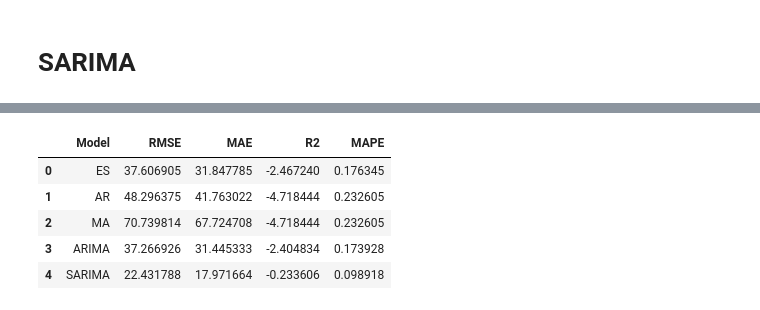
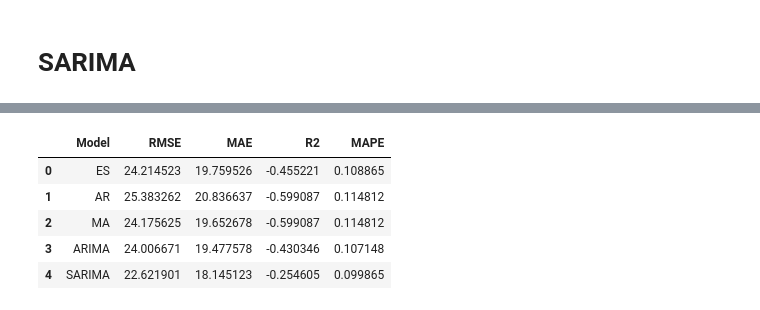
Before and after one commit to YoushaExT/time-series-forecasting, a Jupyter notebook: tsf1.ipynb, the cells around one changed output, grey strips where cells are left out. Saved outputs shown, nothing was run; the diff lists cells and outputs as text; code cells hidden in the pictures.

```diff
--- a/tsf1.ipynb
+++ b/tsf1.ipynb
@@ -244,18 +285,28 @@ plot_model_results(
 # %%
 from statsmodels.tsa.arima.model import ARIMA
 
-# ARIMA Model
-model_arima = ARIMA(train[cols[1]], order=(1, 1, 1)).fit()
-forecast_arima = model_arima.forecast(steps=len(test))
-# predict in sample (train data)
-forecast_train_arima = model_arima.predict(start=0, end=len(train) - 1, typ='levels')
+# Differencing to make series stationary
+train_diff = train[cols[1]].diff().dropna()
+test_diff = test[cols[1]].diff().dropna()
+
+# ARIMA Model with differenced data
+model_arima = ARIMA(train_diff, order=(1, 0, 1)).fit()
+forecast_arima_diff = model_arima.forecast(steps=len(test_diff))
+
+# Reverting differencing for forecast
+forecast_arima = forecast_arima_diff.cumsum() + train[cols[1]].iloc[-1]
+
+# Reverting differencing for in-sample forecast (train data)
+forecast_train_arima_diff = model_arima.predict(start=train_diff.index[0], end=train_diff.index[-1])
+forecast_train_arima = forecast_train_arima_diff.cumsum() + train[cols[1]].iloc[0]
 
 plot_model_results(
     train=train,
     test=test,
-    label="Auto-Regressive Forecast",
-    forecast=forecast_ar,
-    forecast_train=forecast_train_ar,
+    label="ARIMA Forecast (Differenced)",
+    forecast=forecast_arima,
+    forecast_train=forecast_train_arima,
     cols=cols,
+    differencing=1
 )
 # %% [output]
@@ -314,30 +353,32 @@ CONVERGENCE: REL_REDUCTION_OF_F_<=_FACTR*EPSMCH
 # %%
-rmse_es, mae_es, r2_es, mape_es = evaluate_model(test[cols[1]], forecast_es)
-rmse_ar, mae_ar, r2_ar, mape_ar = evaluate_model(test[cols[1]], forecast_ar)
-rmse_ma, mae_ma, r2_ma, mape_ma = evaluate_model(test[cols[1]], forecast_ma)
+_test = test[cols[1]][1:]
+rmse_es, mae_es, r2_es, mape_es = evaluate_model(_test, forecast_es)
+rmse_ar, mae_ar, r2_ar, mape_ar = evaluate_model(_test, forecast_ar)
+rmse_ma, mae_ma, r2_ma, mape_ma = evaluate_model(_test, forecast_ma)
 rmse_arima, mae_arima, r2_arima, mape_arima = evaluate_model(
-    test[cols[1]], forecast_arima
+    _test, forecast_arima
 )
 rmse_sarima, mae_sarima, r2_sarima, mape_sarima = evaluate_model(
+    # _test, forecast_sarima
     test[cols[1]], forecast_sarima
 )
 
 # Define the metrics for each model
 metrics = {
     "Model": ["ES", "AR", "MA", "ARIMA", "SARIMA"],
     "RMSE": [rmse_es, rmse_ar, rmse_ma, rmse_arima, rmse_sarima],
     "MAE": [mae_es, mae_ar, mae_ma, mae_arima, mae_sarima],
     "R2": [r2_es, r2_ar, r2_ar, r2_arima, r2_sarima],
     "MAPE": [mape_es, mape_ar, mape_ar, mape_arima, mape_sarima]
 }
 
 # Create DataFrame
 scores_df = pd.DataFrame(metrics)
 scores_df
 # %% [output]
 |  | Model | RMSE | MAE | R2 | MAPE |
-| 0 | ES | 37.606905 | 31.847785 | -2.467240 | 0.176345 |
-| 1 | AR | 48.296375 | 41.763022 | -4.718444 | 0.232605 |
-| 2 | MA | 70.739814 | 67.724708 | -4.718444 | 0.232605 |
-| 3 | ARIMA | 37.266926 | 31.445333 | -2.404834 | 0.173928 |
-| 4 | SARIMA | 22.431788 | 17.971664 | -0.233606 | 0.098918 |
+| 0 | ES | 24.214523 | 19.759526 | -0.455221 | 0.108865 |
+| 1 | AR | 25.383262 | 20.836637 | -0.599087 | 0.114812 |
+| 2 | MA | 24.175625 | 19.652678 | -0.599087 | 0.114812 |
+| 3 | ARIMA | 24.006671 | 19.477578 | -0.430346 | 0.107148 |
+| 4 | SARIMA | 22.621901 | 18.145123 | -0.254605 | 0.099865 |
```
Also changed, not shown: parts of 8 cells of this notebook.
